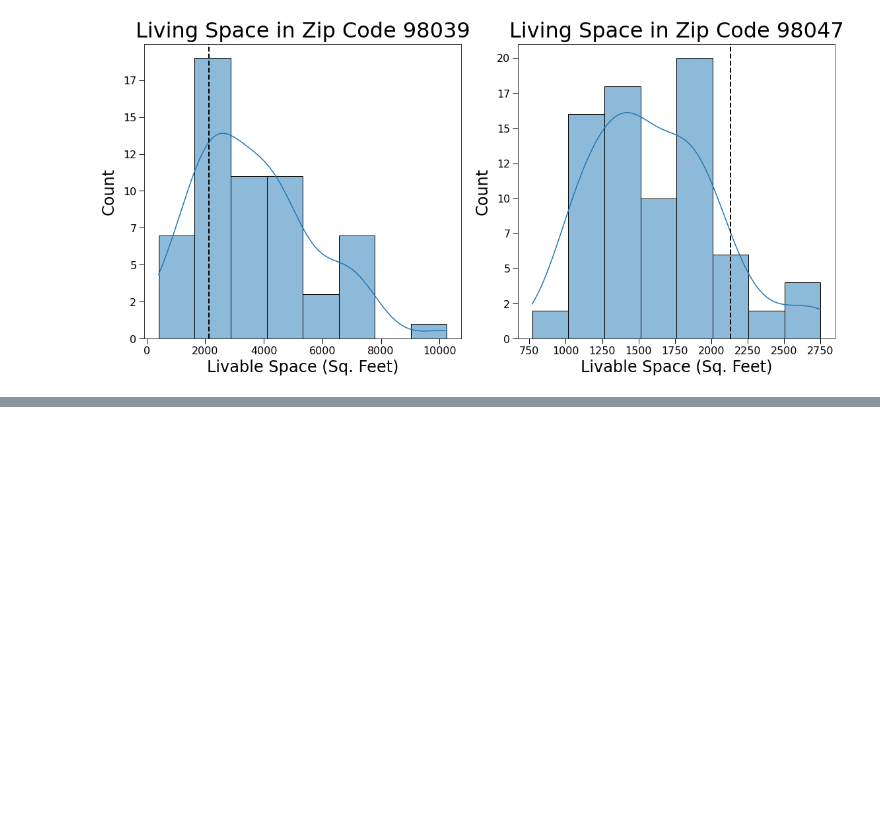
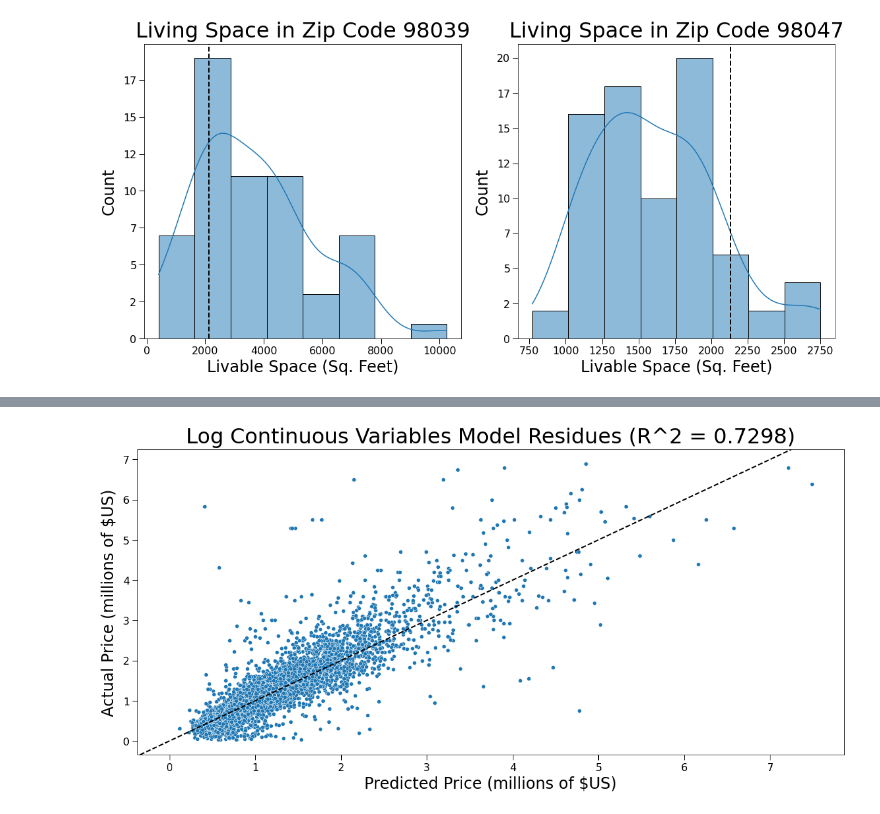
Before and after one commit to JoshuaGottlieb/King-County-Analysis, a Jupyter notebook: notebooks/Visualizations.ipynb, the cells around one changed output, grey strips where cells are left out. Cells and saved outputs as stored; diff of their text form; code cells hidden in the pictures; blank space fills up the shorter version.

```diff
--- a/notebooks/Visualizations.ipynb
+++ b/notebooks/Visualizations.ipynb
@@ -204,0 +232,26 @@ plt.tight_layout(pad = 2.0)
+# %%
+# Declare fig, ax objects
+fig, ax = plt.subplots(figsize = (16, 8))
+
+# Create seaborn scatterplot
+sns.scatterplot(x = np.exp(log_cont_y_pred), y = y_test_norm);
+
+# Draw line y = x to show where equality between prediction and actual should be
+ax.axline([0, 0], [1, 1], linestyle = '--', linewidth = 2, c = 'k');
+
+# Configure tick labels and ticks
+ax.get_xaxis().set_major_formatter(pltticker.FuncFormatter(lambda x, p: format(int(x/1_000_000), ',')))
+ax.get_yaxis().set_major_formatter(pltticker.FuncFormatter(lambda x, p: format(int(x/1_000_000), ',')))
+
+configure_ticklabels_and_params(ax)
+
+# Configure axis labels and title
+configure_axislabels_and_title(ax,
+                               'Predicted Price (millions of $US)',
+                               'Actual Price (millions of $US)',
+                               'Log Continuous Variables Model Residues (R^2 = 0.7298)')
+
+# Set tight layout
+plt.tight_layout()
+# %% [output]
+[figure, added]
```
Also changed, not shown: parts of 4 cells of this notebook.
